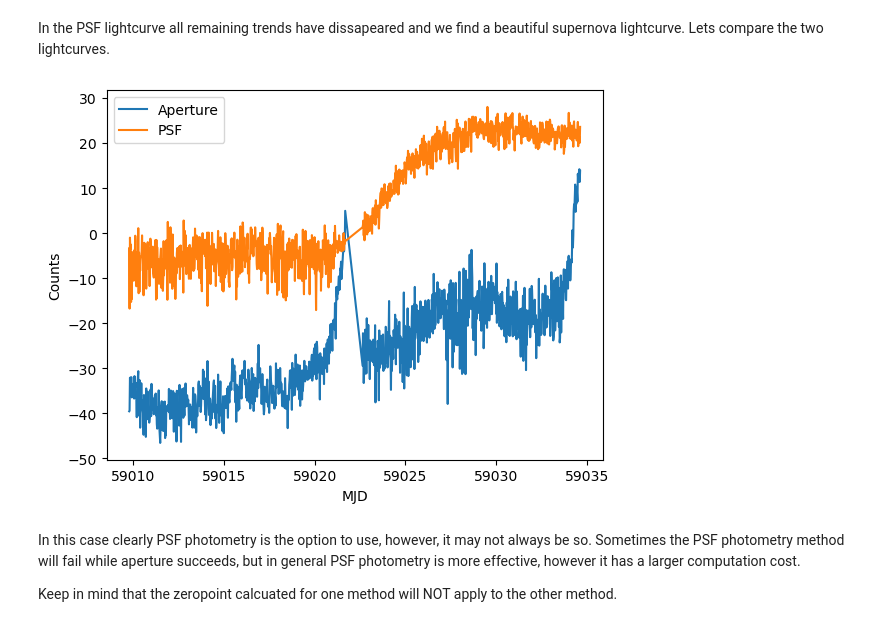
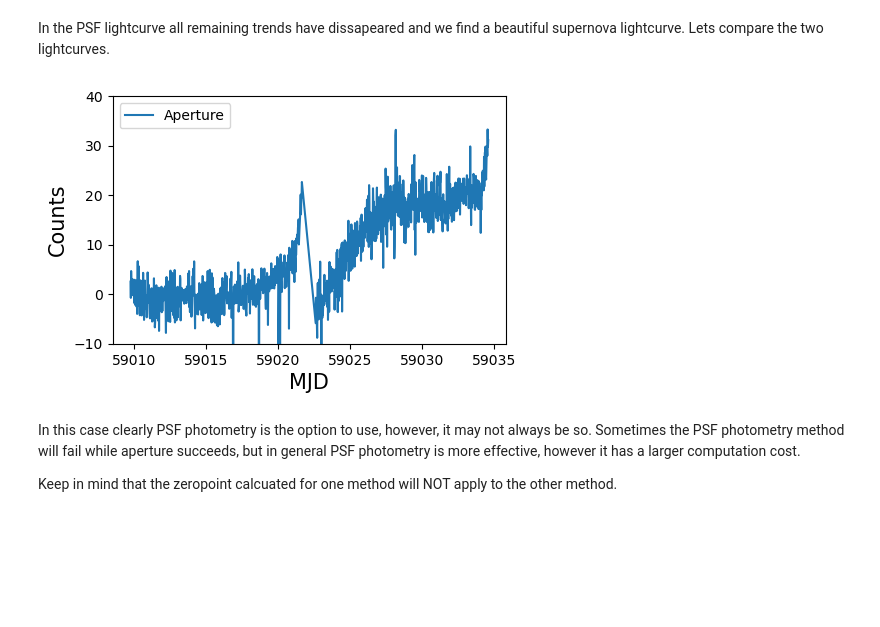
Before and after one commit to CheerfulUser/TESSreduce, a Jupyter notebook: examples/Aperture_vs_PSF.ipynb, the cells around one changed output. Drawn from its saved outputs; the diff is of its cells as text; code cells hidden in the pictures; blank space fills up the shorter version.

```diff
--- a/examples/Aperture_vs_PSF.ipynb
+++ b/examples/Aperture_vs_PSF.ipynb
@@ -43,14 +48,22 @@ psf,_= tess.diff_lc(phot_method='psf',plot=True)
 # %% [markdown]
 In the PSF lightcurve all remaining trends have dissapeared and we find a beautiful supernova lightcurve. Lets compare the two lightcurves.
+# %%
+fig_width_pt = 240.0  # Get this from LaTeX using \showthe\columnwidth
+inches_per_pt = 1.0/72.27			   # Convert pt to inches
+golden_mean = (np.sqrt(5)-1.0)/2.0		 # Aesthetic ratio
+fig_width = fig_width_pt*inches_per_pt  # width in inches
 # %%
-plt.figure()
-plt.plot(tess.lc[0],tess.lc[1],label='Aperture')
-plt.plot(psf[0],psf[1],label='PSF')
-plt.legend()
-plt.ylabel('Counts')
-plt.xlabel('MJD');
+plt.figure(figsize=(1.5*fig_width,1*fig_width))
+plt.plot(tess.lc[0],tess.lc[1]- np.nanmedian(tess.lc[1][:500]),label='Aperture')
+#plt.plot(psf[0],psf[1]- np.nanmedian(psf[1][:500]),label='PSF')
+plt.legend(loc=2)
+plt.ylabel('Counts',fontsize=15)
+plt.xlabel('MJD',fontsize=15);
+plt.ylim(-10,40)
+plt.tight_layout()
+plt.savefig('/Users/rri38/Desktop/aperture.png')
 # %% [output]
-[figure, old version]
+[figure, new version]
 # %% [markdown]
 In this case clearly PSF photometry is the option to use, however, it may not always be so. Sometimes the PSF photometry method will fail while aperture succeeds, but in general PSF photometry is more effective, however it has a larger computation cost.
 
```
Also changed, not shown: parts of 4 cells of this notebook, 7 other files.
